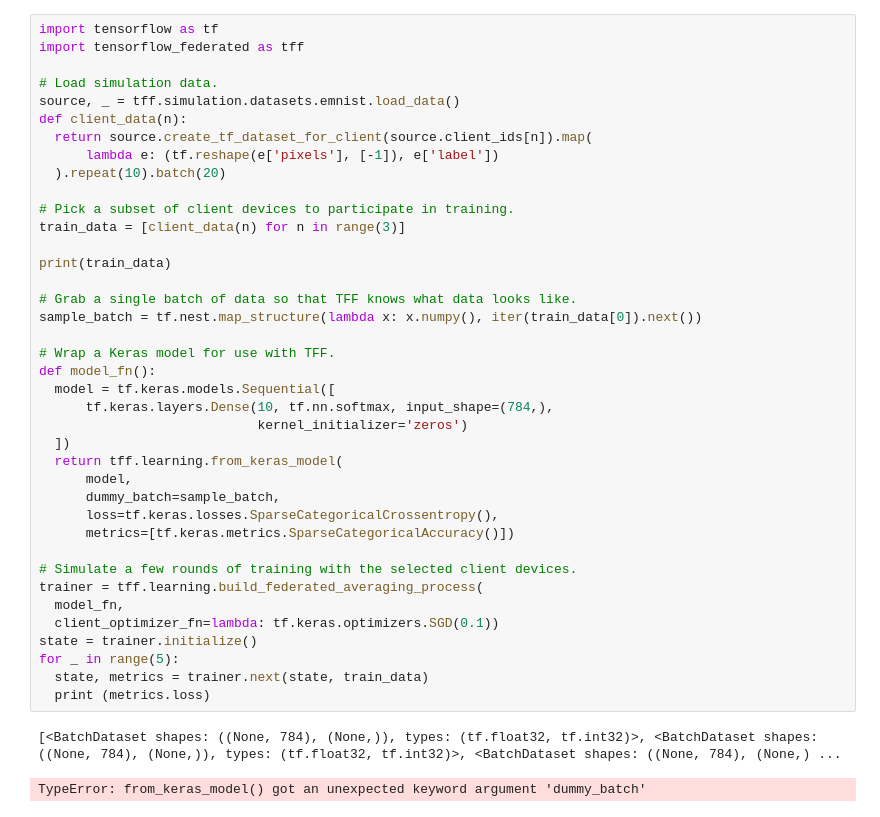
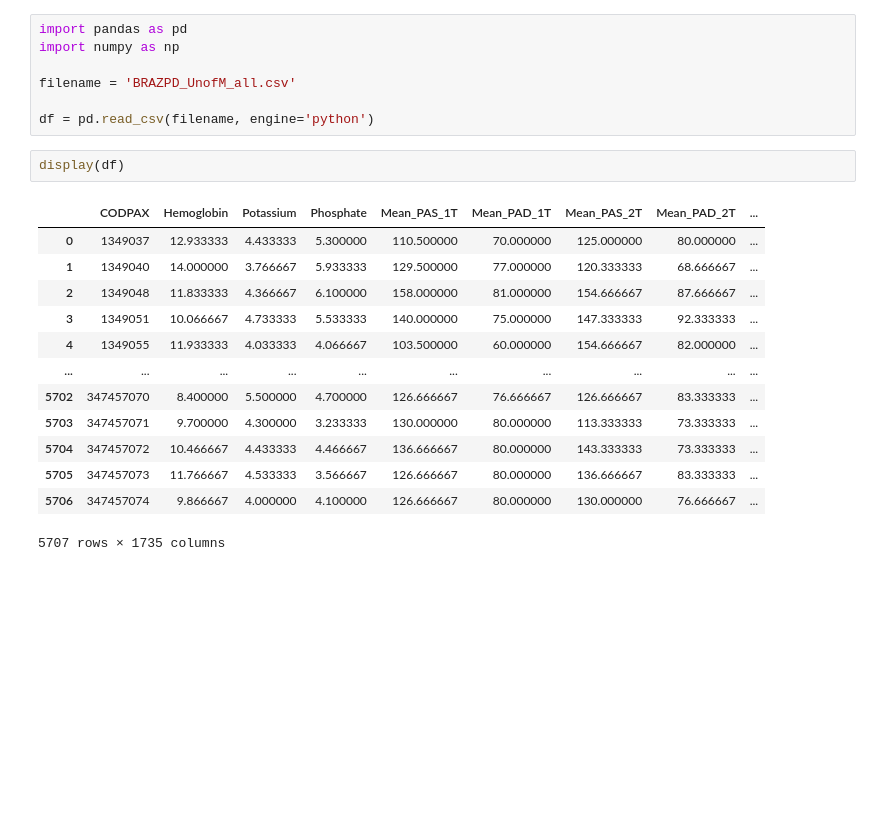
Before and after one commit to YitingZhang1997/MIDAS_Project_2020, a Jupyter notebook: Federated_Learning.ipynb, the cells around one changed output. Drawn from its saved outputs; the diff is of its cells as text; blank space fills up the shorter version.

```diff
--- a/Federated_Learning.ipynb
+++ b/Federated_Learning.ipynb
@@ -1,42 +1,23 @@
-# %%
-import tensorflow as tf
-import tensorflow_federated as tff
-
-# Load simulation data.
-source, _ = tff.simulation.datasets.emnist.load_data()
-def client_data(n):
-  return source.create_tf_dataset_for_client(source.client_ids[n]).map(
-      lambda e: (tf.reshape(e['pixels'], [-1]), e['label'])
-  ).repeat(10).batch(20)
-
-# Pick a subset of client devices to participate in training.
-train_data = [client_data(n) for n in range(3)]
-
-print(train_data)
-
-# Grab a single batch of data so that TFF knows what data looks like.
-sample_batch = tf.nest.map_structure(lambda x: x.numpy(), iter(train_data[0]).next())
-
-# Wrap a Keras model for use with TFF.
-def model_fn():
-  model = tf.keras.models.Sequential([
-      tf.keras.layers.Dense(10, tf.nn.softmax, input_shape=(784,),
-                            kernel_initializer='zeros')
-  ])
-  return tff.learning.from_keras_model(
-      model,
-      dummy_batch=sample_batch,
-      loss=tf.keras.losses.SparseCategoricalCrossentropy(),
-      metrics=[tf.keras.metrics.SparseCategoricalAccuracy()])
-
-# Simulate a few rounds of training with the selected client devices.
-trainer = tff.learning.build_federated_averaging_process(
-  model_fn,
-  client_optimizer_fn=lambda: tf.keras.optimizers.SGD(0.1))
-state = trainer.initialize()
-for _ in range(5):
-  state, metrics = trainer.next(state, train_data)
-  print (metrics.loss)
-# %% [output]
-[<BatchDataset shapes: ((None, 784), (None,)), types: (tf.float32, tf.int32)>, <BatchDataset shapes: ((None, 784), (None,)), types: (tf.float32, tf.int32)>, <BatchDataset shapes: ((None, 784), (None,) ...
-TypeError: from_keras_model() got an unexpected keyword argument 'dummy_batch'
+# %%
+import pandas as pd
+import numpy as np
+
+filename = 'BRAZPD_UnofM_all.csv'
+
+df = pd.read_csv(filename, engine='python')
+# %%
+display(df)
+# %% [output]
+|  | CODPAX | Hemoglobin | Potassium | Phosphate | Mean_PAS_1T | Mean_PAD_1T | Mean_PAS_2T | Mean_PAD_2T | ... |
+| 0 | 1349037 | 12.933333 | 4.433333 | 5.300000 | 110.500000 | 70.000000 | 125.000000 | 80.000000 | ... |
+| 1 | 1349040 | 14.000000 | 3.766667 | 5.933333 | 129.500000 | 77.000000 | 120.333333 | 68.666667 | ... |
+| 2 | 1349048 | 11.833333 | 4.366667 | 6.100000 | 158.000000 | 81.000000 | 154.666667 | 87.666667 | ... |
+| 3 | 1349051 | 10.066667 | 4.733333 | 5.533333 | 140.000000 | 75.000000 | 147.333333 | 92.333333 | ... |
+| 4 | 1349055 | 11.933333 | 4.033333 | 4.066667 | 103.500000 | 60.000000 | 154.666667 | 82.000000 | ... |
+| ... | ... | ... | ... | ... | ... | ... | ... | ... | ... |
+| 5702 | 347457070 | 8.400000 | 5.500000 | 4.700000 | 126.666667 | 76.666667 | 126.666667 | 83.333333 | ... |
+| 5703 | 347457071 | 9.700000 | 4.300000 | 3.233333 | 130.000000 | 80.000000 | 113.333333 | 73.333333 | ... |
+| 5704 | 347457072 | 10.466667 | 4.433333 | 4.466667 | 136.666667 | 80.000000 | 143.333333 | 73.333333 | ... |
+| 5705 | 347457073 | 11.766667 | 4.533333 | 3.566667 | 126.666667 | 80.000000 | 136.666667 | 83.333333 | ... |
+| 5706 | 347457074 | 9.866667 | 4.000000 | 4.100000 | 126.666667 | 80.000000 | 130.000000 | 76.666667 | ... |
+5707 rows × 1735 columns
```
Also changed, not shown: parts of 25 cells of this notebook, 1 other file.
